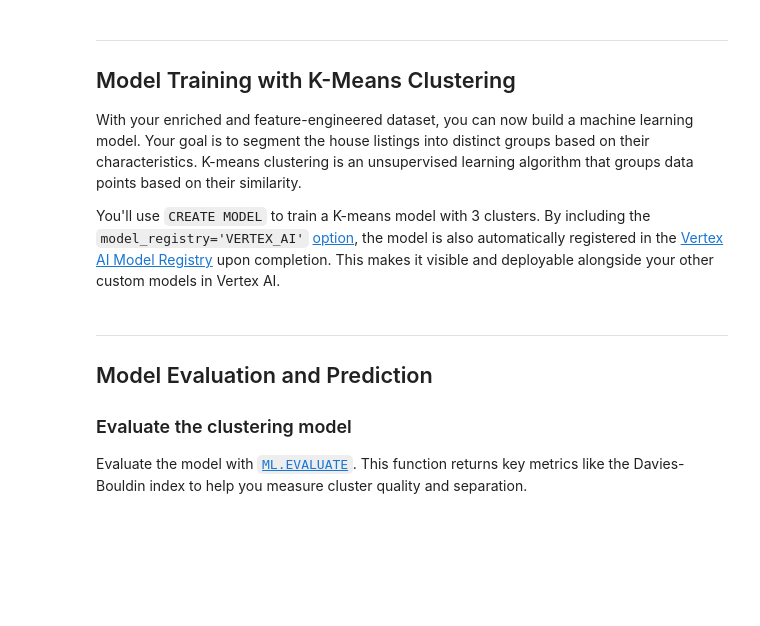
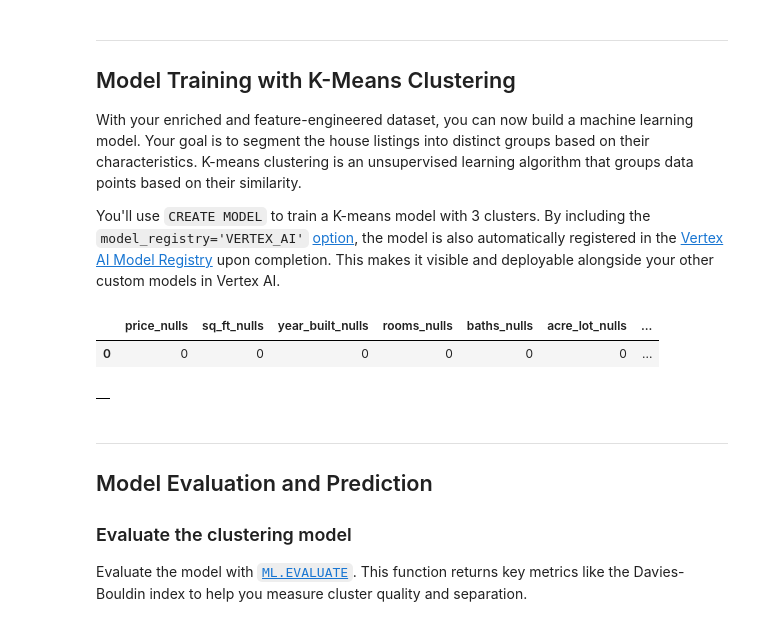
Before and after one commit to niteshrav/aiAssistantDataScience, a Jupyter notebook: gemini/use-cases/applying-llms-to-data/ai-assisted-data-science/ai-assisted-data-science.ipynb, the cells around one changed output. Cells and saved outputs as stored; diff of their text form; code cells hidden in the pictures; blank space fills up the shorter version.

```diff
--- a/gemini/use-cases/applying-llms-to-data/ai-assisted-data-science/ai-assisted-data-science.ipynb
+++ b/gemini/use-cases/applying-llms-to-data/ai-assisted-data-science/ai-assisted-data-science.ipynb
@@ -243,6 +255,8 @@ You can now load your source data using the [`bq load`](https://cloud.google.com
 Next, you'll perform exploratory data analysis to understand the data's characteristics. Instead of writing many individual `COUNT`, `AVG`, and `STDDEV` queries, you can use the [`ML.DESCRIBE_DATA`](https://cloud.google.com/bigquery/docs/reference/standard-sql/bigqueryml-syntax-describe-data) function.
 
 The function returns descriptive statistics for each column in a table, giving you a quick overview of distributions, missing values, and potential outliers.
+# %%
+PROJECT_ID = "intense-pointer-497702-c7"
 # %%
 %%bigquery --project {PROJECT_ID}
 
@@ -342,6 +379,21 @@ LIMIT 2
 With your enriched and feature-engineered dataset, you can now build a machine learning model. Your goal is to segment the house listings into distinct groups based on their characteristics. K-means clustering is an unsupervised learning algorithm that groups data points based on their similarity.
 
 You'll use `CREATE MODEL` to train a K-means model with 3 clusters. By including the `model_registry='VERTEX_AI'` [option](https://cloud.google.com/bigquery/docs/managing-models-vertex), the model is also automatically registered in the [Vertex AI Model Registry](https://cloud.google.com/vertex-ai/docs/model-registry/introduction) upon completion. This makes it visible and deployable alongside your other custom models in Vertex AI.
+# %%
+%%bigquery --project {PROJECT_ID}
+
+SELECT
+  COUNTIF(price IS NULL) as price_nulls,
+  COUNTIF(sq_ft IS NULL) as sq_ft_nulls,
+  COUNTIF(year_built IS NULL) as year_built_nulls,
+  COUNTIF(number_of_rooms IS NULL) as rooms_nulls,
+  COUNTIF(number_of_baths IS NULL) as baths_nulls,
+  COUNTIF(acre_lot IS NULL) as acre_lot_nulls,
+  COUNTIF(property_age IS NULL) as property_age_nulls
+FROM `housing_dataset.listings_multimodal`
+# %% [output]
+|  | price_nulls | sq_ft_nulls | year_built_nulls | rooms_nulls | baths_nulls | acre_lot_nulls | ... |
+| 0 | 0 | 0 | 0 | 0 | 0 | 0 | ... |
 # %%
 %%bigquery --project {PROJECT_ID}
 
@@ -355,11 +407,11 @@ SELECT
   number_of_rooms,
   number_of_baths,
   acre_lot,
-  property_age,
-  near_water,
-  number_windows
+  property_age
 FROM
   `housing_dataset.listings_multimodal`;
+# %% [output]
+|  |
 # %% [markdown]
 ---
 ## Model Evaluation and Prediction
```
Also changed, not shown: parts of 17 cells of this notebook.
